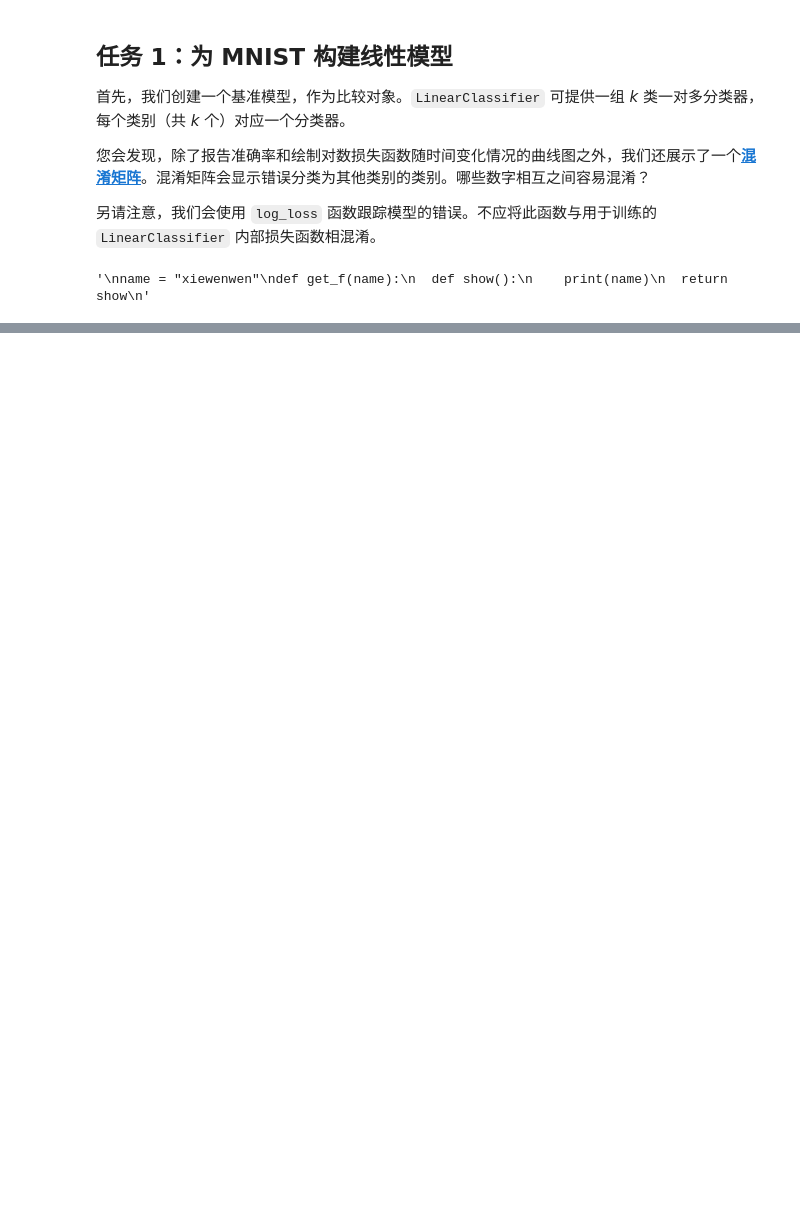
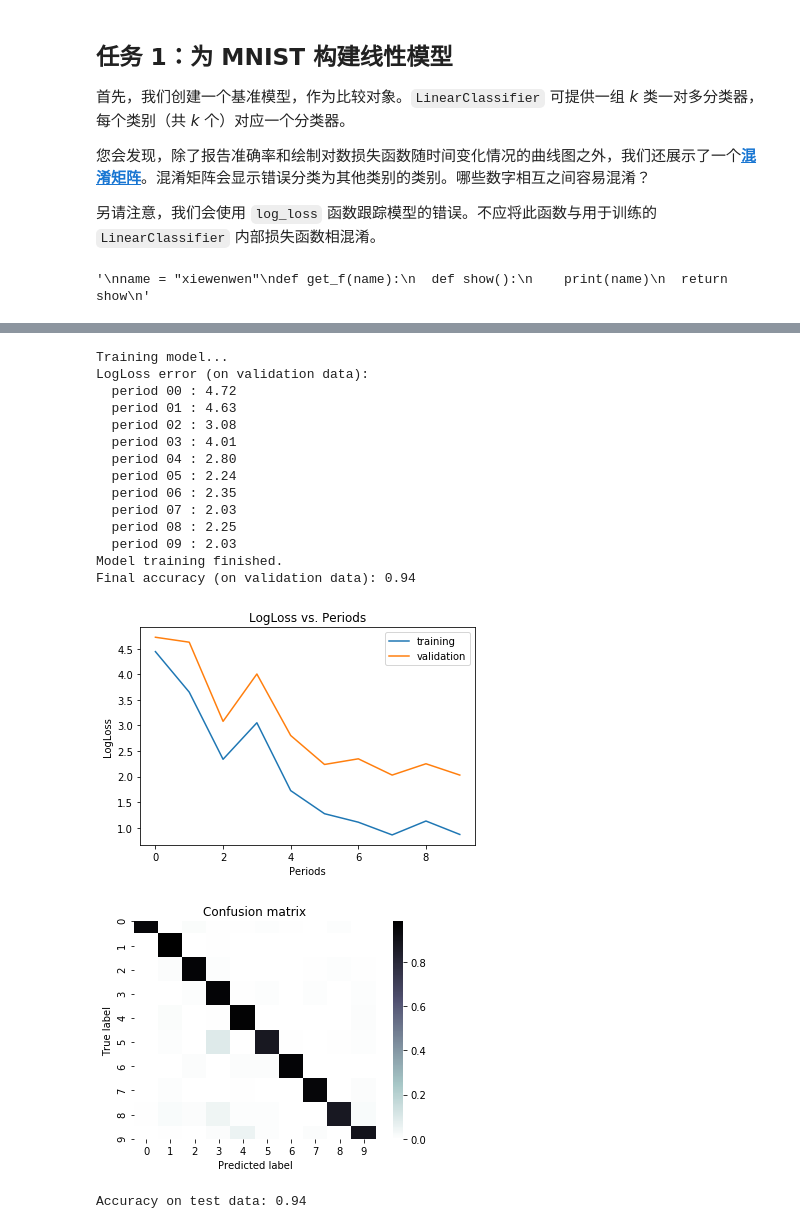
Before and after one commit to 450586509/practical-ml, a Jupyter notebook: 01_machine_learning_introdcution.ipynb, the cells around one changed output, grey strips where cells are left out. Drawn from its saved outputs; the diff is of its cells as text; code cells hidden in the pictures; blank space fills up the shorter version.

```diff
--- a/01_machine_learning_introdcution.ipynb
+++ b/01_machine_learning_introdcution.ipynb
@@ -415,0 +553,46 @@ haha
+# %%
+classifier = train_nn_classification_model(
+    learning_rate=0.05,
+    steps=1000,
+    batch_size=30,
+    hidden_units=[100, 100],
+    training_examples=training_examples,
+    training_targets=training_targets,
+    validation_examples=validation_examples,
+    validation_targets=validation_targets)
+# %% [output]
+Training model...
+LogLoss error (on validation data):
+  period 00 : 4.72
+  period 01 : 4.63
+  period 02 : 3.08
+  period 03 : 4.01
+  period 04 : 2.80
+  period 05 : 2.24
+  period 06 : 2.35
+  period 07 : 2.03
+  period 08 : 2.25
+  period 09 : 2.03
+Model training finished.
+Final accuracy (on validation data): 0.94
+[figure, added]
+[figure, added]
+# %%
+mnist_test_dataframe = pd.read_csv(
+  "https://download.mlcc.google.cn/mledu-datasets/mnist_test.csv",
+  sep=",",
+  header=None)
+
+test_targets, test_examples = parse_labels_and_features(mnist_test_dataframe)
+test_examples.describe()
+
+predict_test_input_fn = create_predict_input_fn(
+    test_examples, test_targets, batch_size=100)
+
+test_predictions = classifier.predict(input_fn=predict_test_input_fn)
+test_predictions = np.array([item['class_ids'][0] for item in test_predictions])
+
+accuracy = metrics.accuracy_score(test_targets, test_predictions)
+print("Accuracy on test data: %0.2f" % accuracy)
+# %% [output]
+Accuracy on test data: 0.94
```
Also changed, not shown: parts of 10 cells of this notebook.
